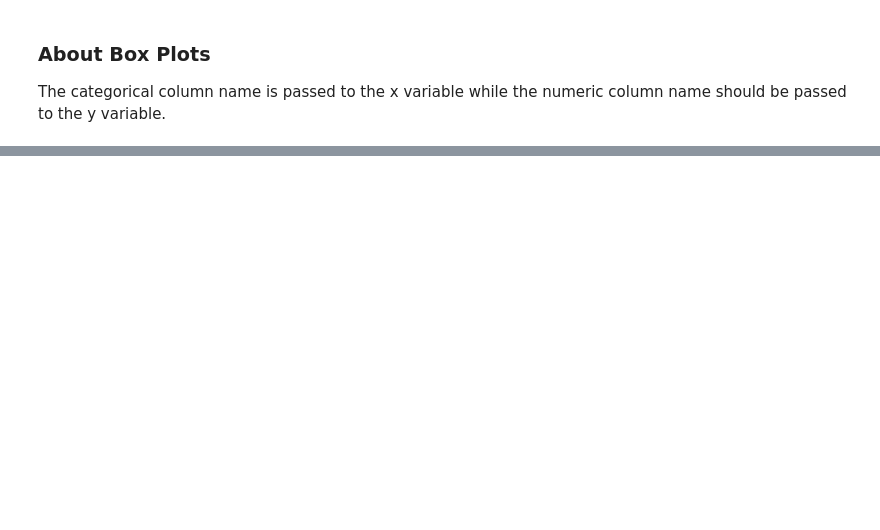
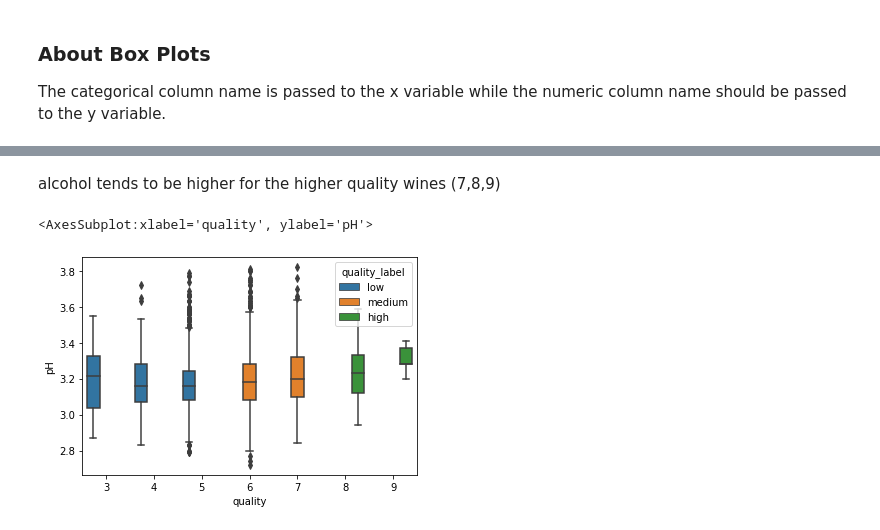
Before and after one commit to TriFonEiro/Blueberry-Wine, a Jupyter notebook: white_wine.ipynb, the cells around one changed output, grey strips where cells are left out. Drawn from its saved outputs; the diff is of its cells as text; code cells hidden in the pictures; blank space fills up the shorter version.

```diff
--- a/white_wine.ipynb
+++ b/white_wine.ipynb
@@ -380,0 +376,7 @@ sns.boxplot(x='quality_label', y='pH', data=white_wine)
+# %% [markdown]
+alcohol tends to be higher for the higher quality wines (7,8,9)
+# %%
+sns.boxplot(x='quality', y='pH', data=white_wine,hue=('quality_label'))
+# %% [output]
+<AxesSubplot:xlabel='quality', ylabel='pH'>
+[figure, added]
```
Also changed, not shown: parts of 18 cells of this notebook, 2 other files.
